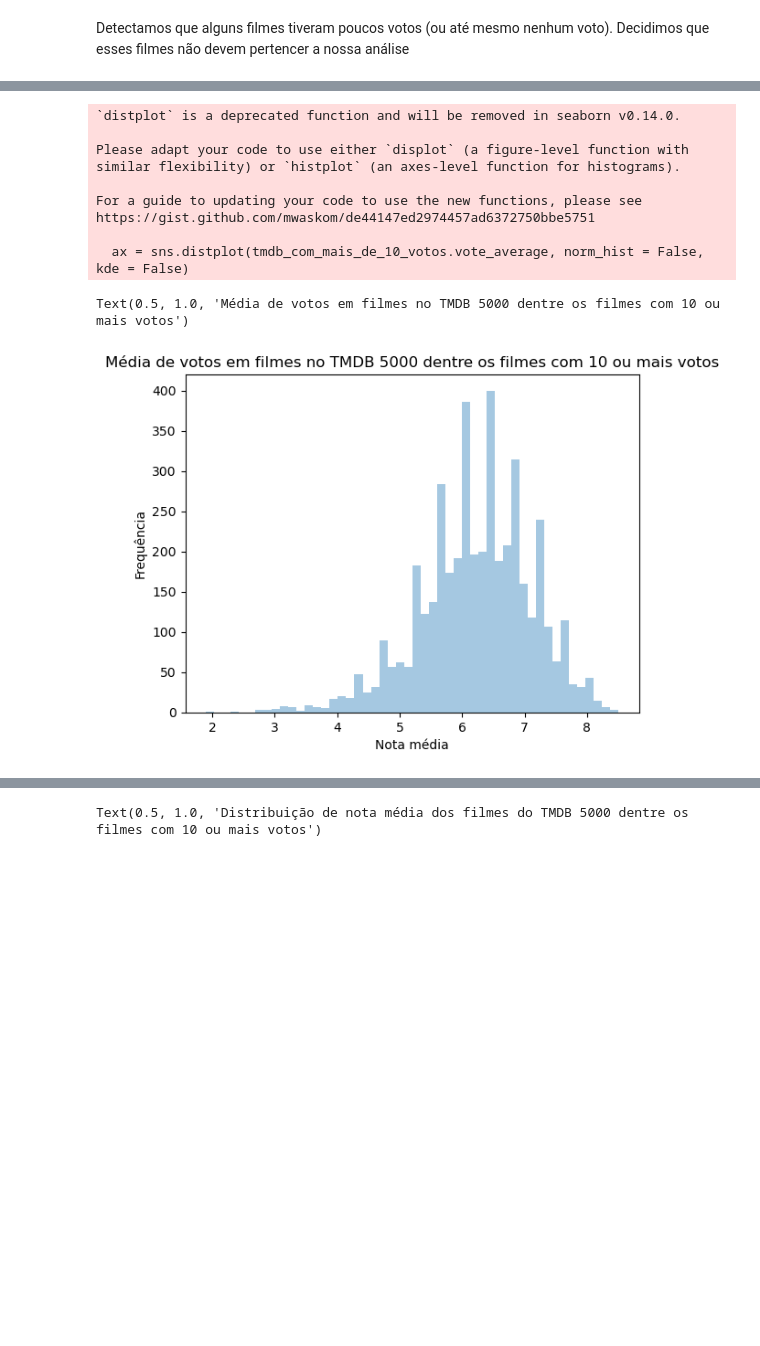
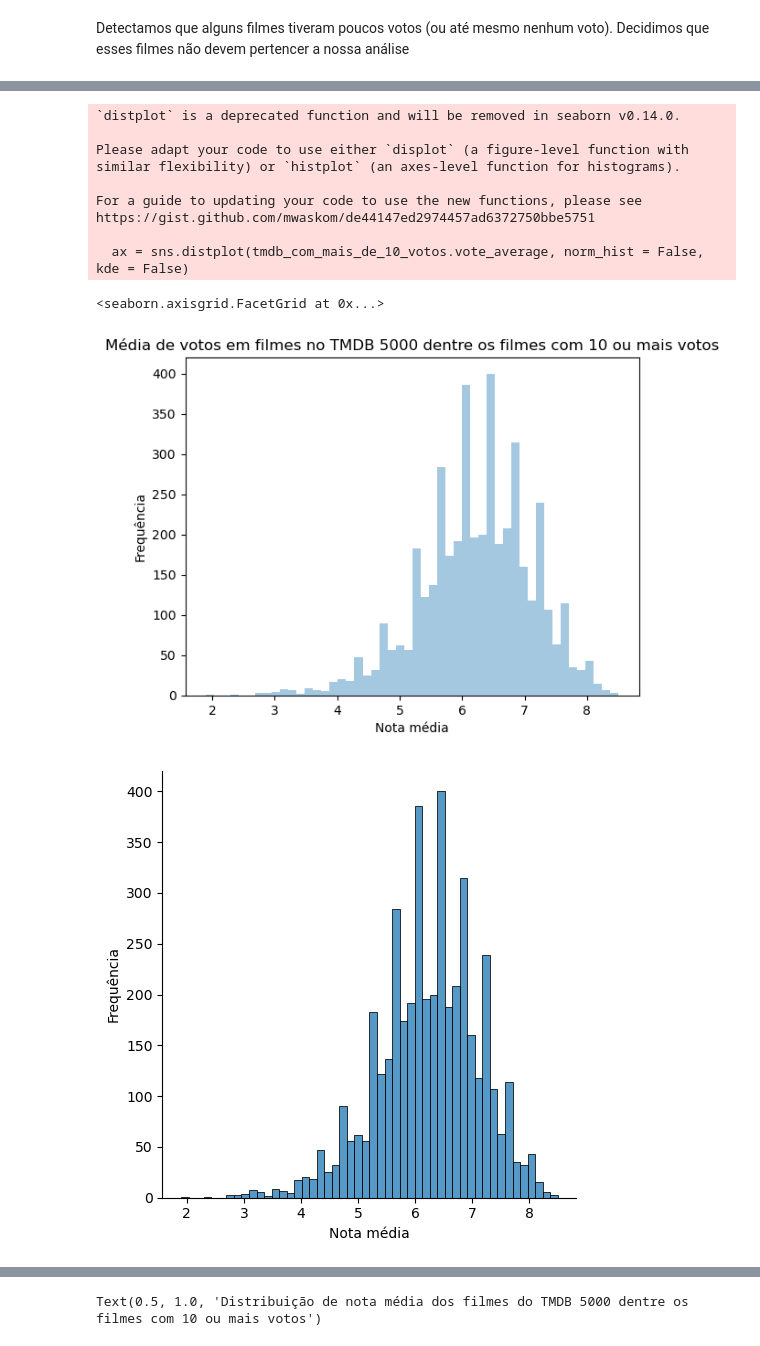
Before and after one commit to sandrocaetano/datascience, a Jupyter notebook: TestesEstatisticos/Data_Science_Introdução_a_Testes.ipynb, the cells around one changed output, grey strips where cells are left out. Saved outputs shown, nothing was run; the diff lists cells and outputs as text; code cells hidden in the pictures; blank space fills up the shorter version.

```diff
--- a/TestesEstatisticos/Data_Science_Introdução_a_Testes.ipynb
+++ b/TestesEstatisticos/Data_Science_Introdução_a_Testes.ipynb
@@ -102,19 +110,23 @@ tmdb_com_mais_de_10_votos.describe()
 # %%
 ax = sns.distplot(tmdb_com_mais_de_10_votos.vote_average, norm_hist = False, kde = False)
 ax.set(xlabel="Nota média", ylabel="Frequência")
 ax.set_title("Média de votos em filmes no TMDB 5000 dentre os filmes com 10 ou mais votos")
+
+ax1 = sns.displot(tmdb_com_mais_de_10_votos.vote_average, kde = False)
+ax1.set(xlabel="Nota média", ylabel="Frequência")
 # %% [output]
 `distplot` is a deprecated function and will be removed in seaborn v0.14.0.
 
 Please adapt your code to use either `displot` (a figure-level function with
 similar flexibility) or `histplot` (an axes-level function for histograms).
 
 For a guide to updating your code to use the new functions, please see
 https://gist.github.com/mwaskom/de44147ed2974457ad6372750bbe5751
 
   ax = sns.distplot(tmdb_com_mais_de_10_votos.vote_average, norm_hist = False, kde = False)
-Text(0.5, 1.0, 'Média de votos em filmes no TMDB 5000 dentre os filmes com 10 ou mais votos')
+<seaborn.axisgrid.FacetGrid at 0x...>
 [figure]
+[figure, added]
 # %%
 ax = sns.distplot(tmdb_com_mais_de_10_votos.vote_average)
 ax.set(xlabel="Nota média", ylabel="Densidade")
```
Also changed, not shown: parts of 20 cells of this notebook.
